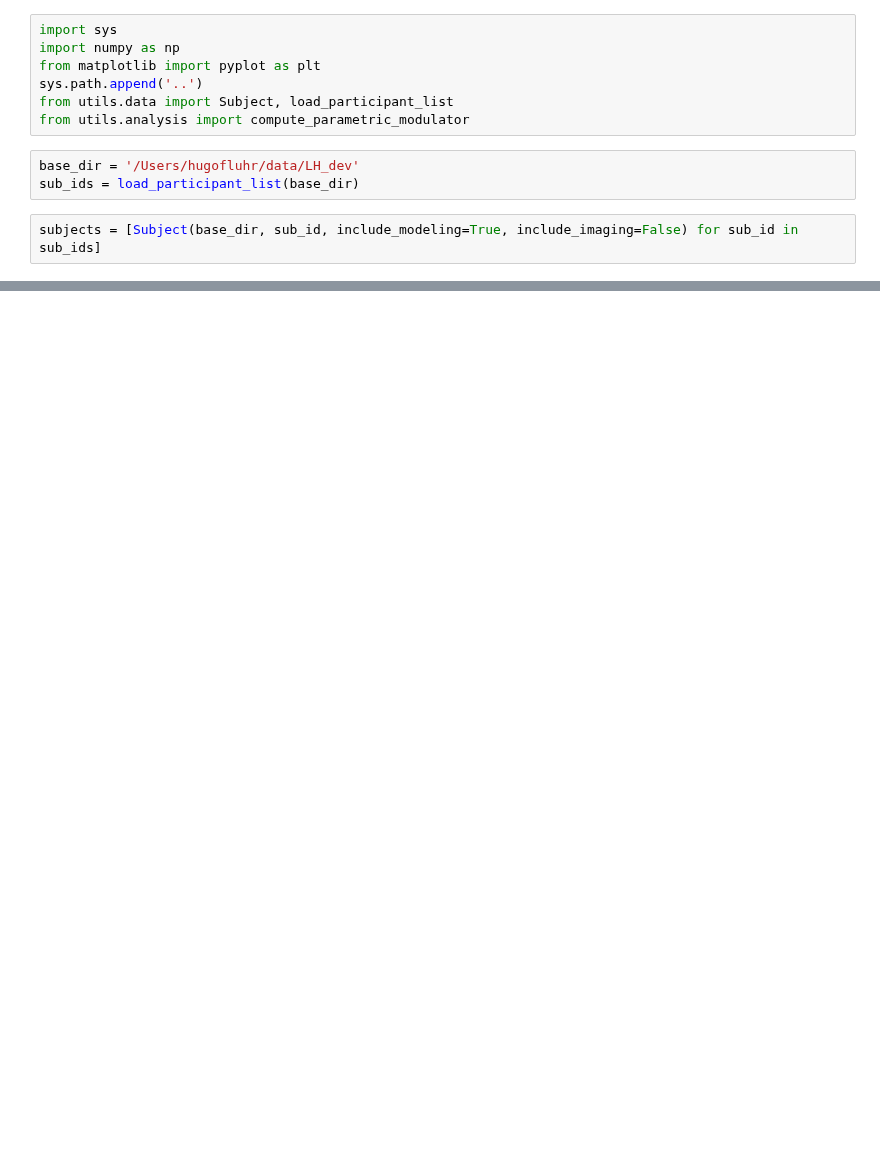
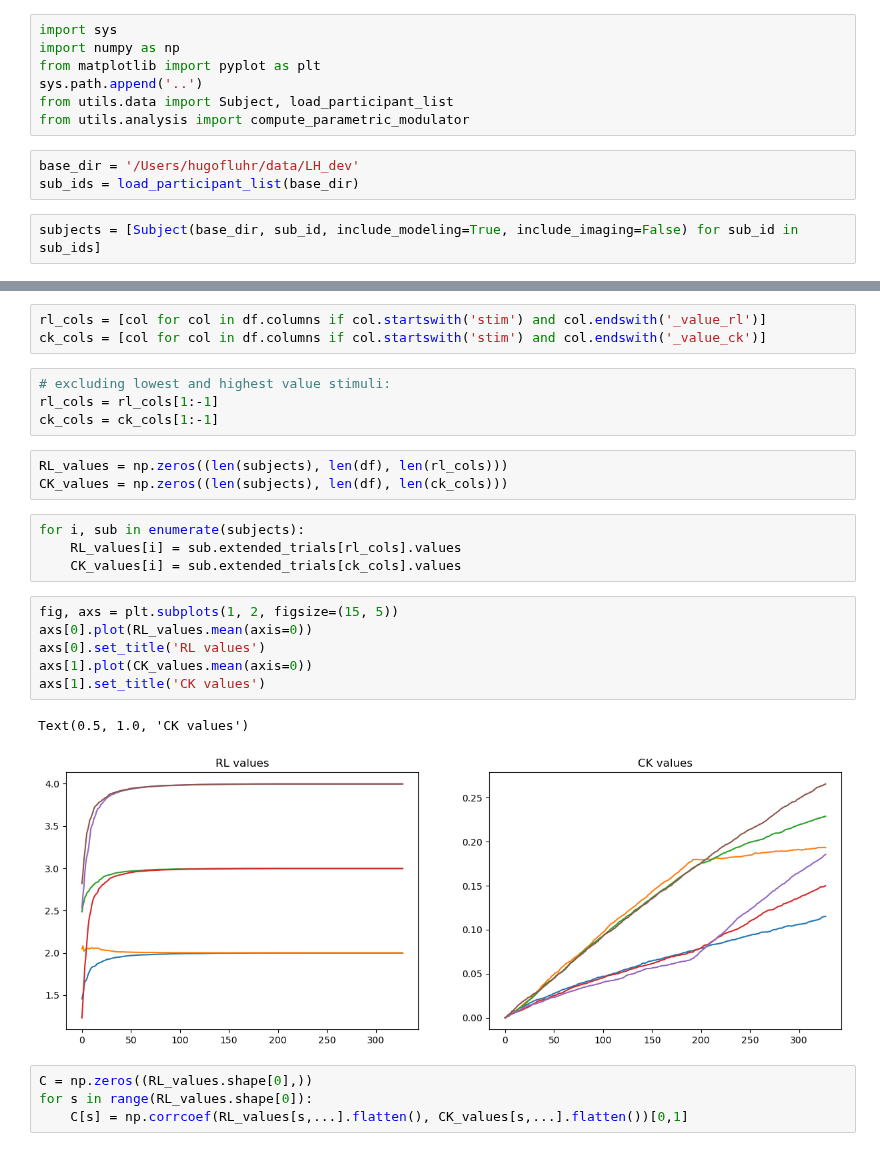
Before and after one commit to hugofluhr/learning-habits-analysis, a Jupyter notebook: notebooks/RL_CK_values_correlation.ipynb, the cells around one changed output, grey strips where cells are left out. Saved outputs shown, nothing was run; the diff lists cells and outputs as text; blank space fills up the shorter version.

Commit message:
fix - exclude low/high stimuli from correlation

```diff
--- a/notebooks/RL_CK_values_correlation.ipynb
+++ b/notebooks/RL_CK_values_correlation.ipynb
@@ -30,0 +24,27 @@ plt.plot([r for r in sub.runs], np.nanmean(RL_CK_corr, axis=0), 'r', linewidth=3
+# %%
+rl_cols = [col for col in df.columns if col.startswith('stim') and col.endswith('_value_rl')]
+ck_cols = [col for col in df.columns if col.startswith('stim') and col.endswith('_value_ck')]
+# %%
+# excluding lowest and highest value stimuli:
+rl_cols = rl_cols[1:-1]
+ck_cols = ck_cols[1:-1]
+# %%
+RL_values = np.zeros((len(subjects), len(df), len(rl_cols)))
+CK_values = np.zeros((len(subjects), len(df), len(ck_cols)))
+# %%
+for i, sub in enumerate(subjects):
+    RL_values[i] = sub.extended_trials[rl_cols].values
+    CK_values[i] = sub.extended_trials[ck_cols].values
+# %%
+fig, axs = plt.subplots(1, 2, figsize=(15, 5))
+axs[0].plot(RL_values.mean(axis=0))
+axs[0].set_title('RL values')
+axs[1].plot(CK_values.mean(axis=0))
+axs[1].set_title('CK values')
+# %% [output]
+Text(0.5, 1.0, 'CK values')
+[figure, added]
+# %%
+C = np.zeros((RL_values.shape[0],))
+for s in range(RL_values.shape[0]):
+    C[s] = np.corrcoef(RL_values[s,...].flatten(), CK_values[s,...].flatten())[0,1]
```
Also changed, not shown: parts of 5 cells of this notebook.
